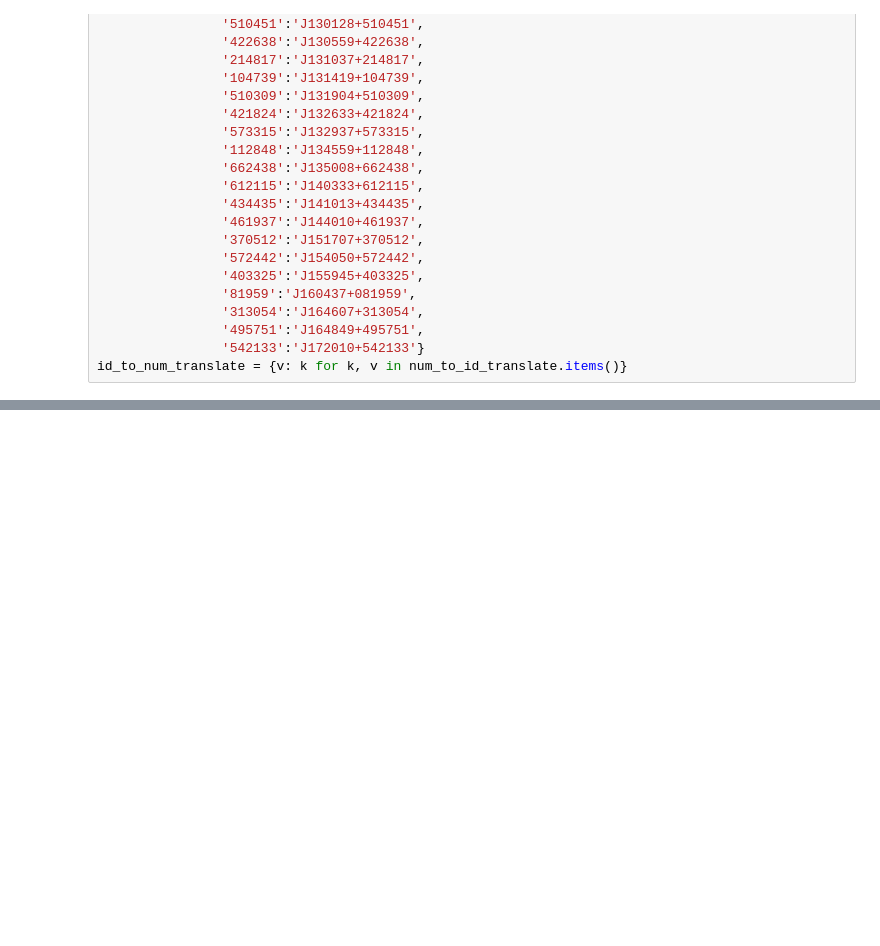
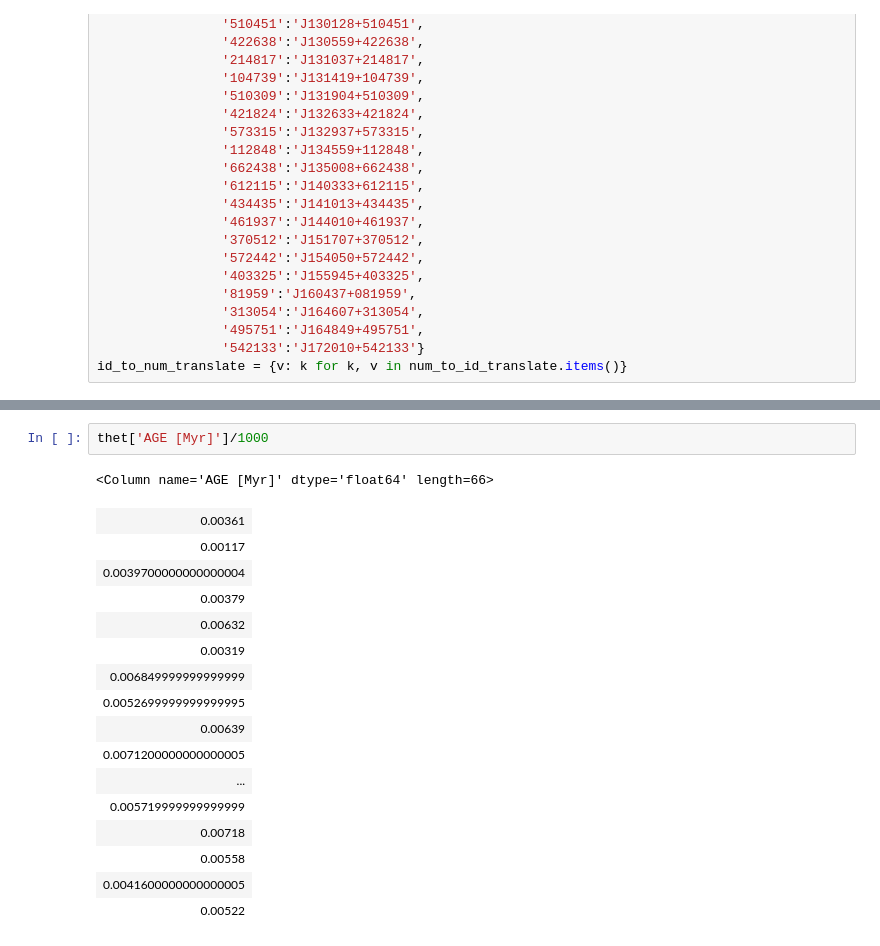
Before and after one commit to Espe13/low-redshift-survey, a Jupyter notebook: spielwiese.ipynb, the cells around one changed output, grey strips where cells are left out. Saved outputs shown, nothing was run; the diff lists cells and outputs as text; blank space fills up the shorter version.

```diff
--- a/spielwiese.ipynb
+++ b/spielwiese.ipynb
@@ -191,0 +447,20 @@ len(list)
+# %%
+thet['AGE [Myr]']/1000
+# %% [output]
+<Column name='AGE [Myr]' dtype='float64' length=66>
+| 0.00361 |
+| 0.00117 |
+| 0.0039700000000000004 |
+| 0.00379 |
+| 0.00632 |
+| 0.00319 |
+| 0.006849999999999999 |
+| 0.0052699999999999995 |
+| 0.00639 |
+| 0.0071200000000000005 |
+| ... |
+| 0.005719999999999999 |
+| 0.00718 |
+| 0.00558 |
+| 0.0041600000000000005 |
+| 0.00522 |
```
Also changed, not shown: parts of 49 cells of this notebook.
